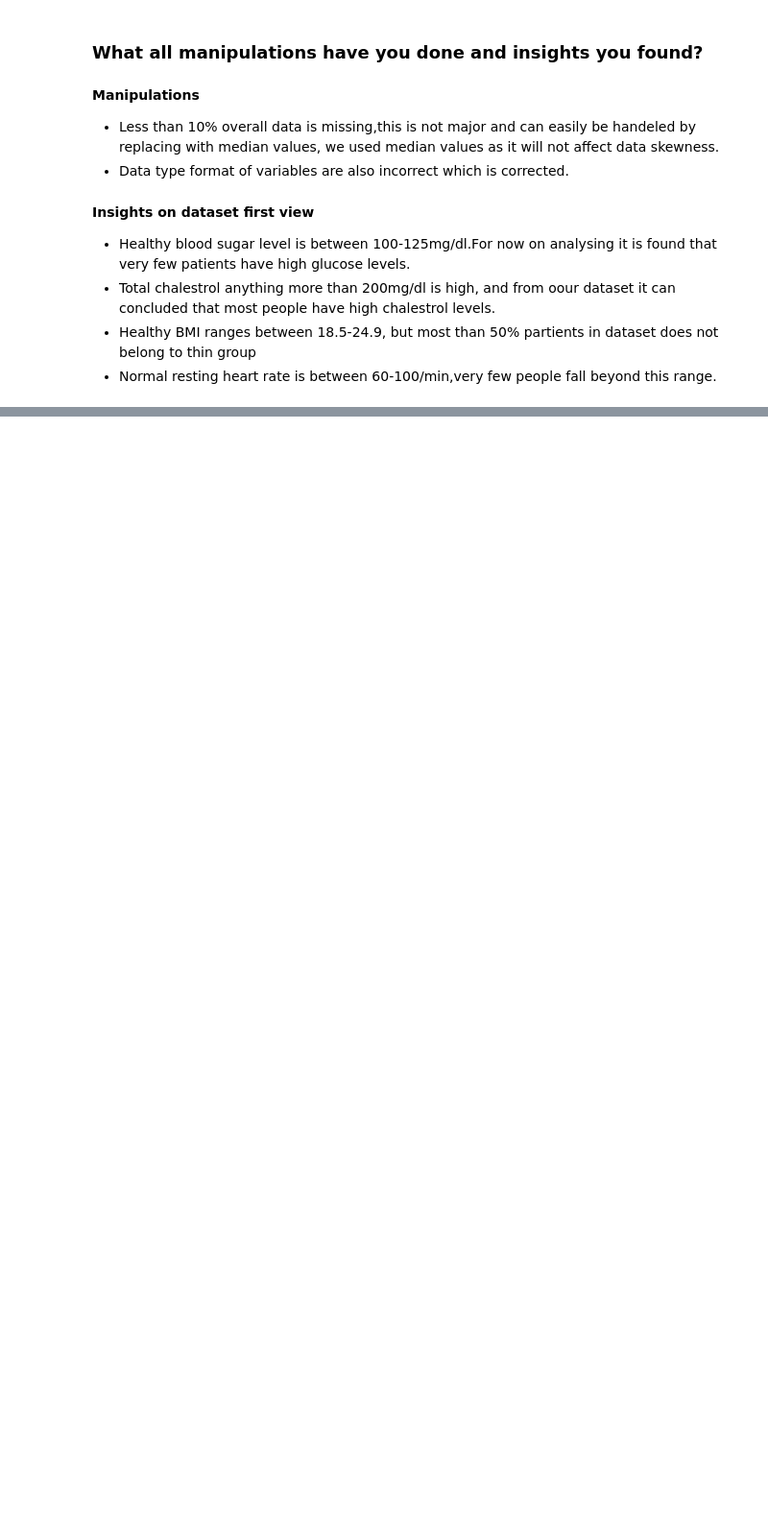
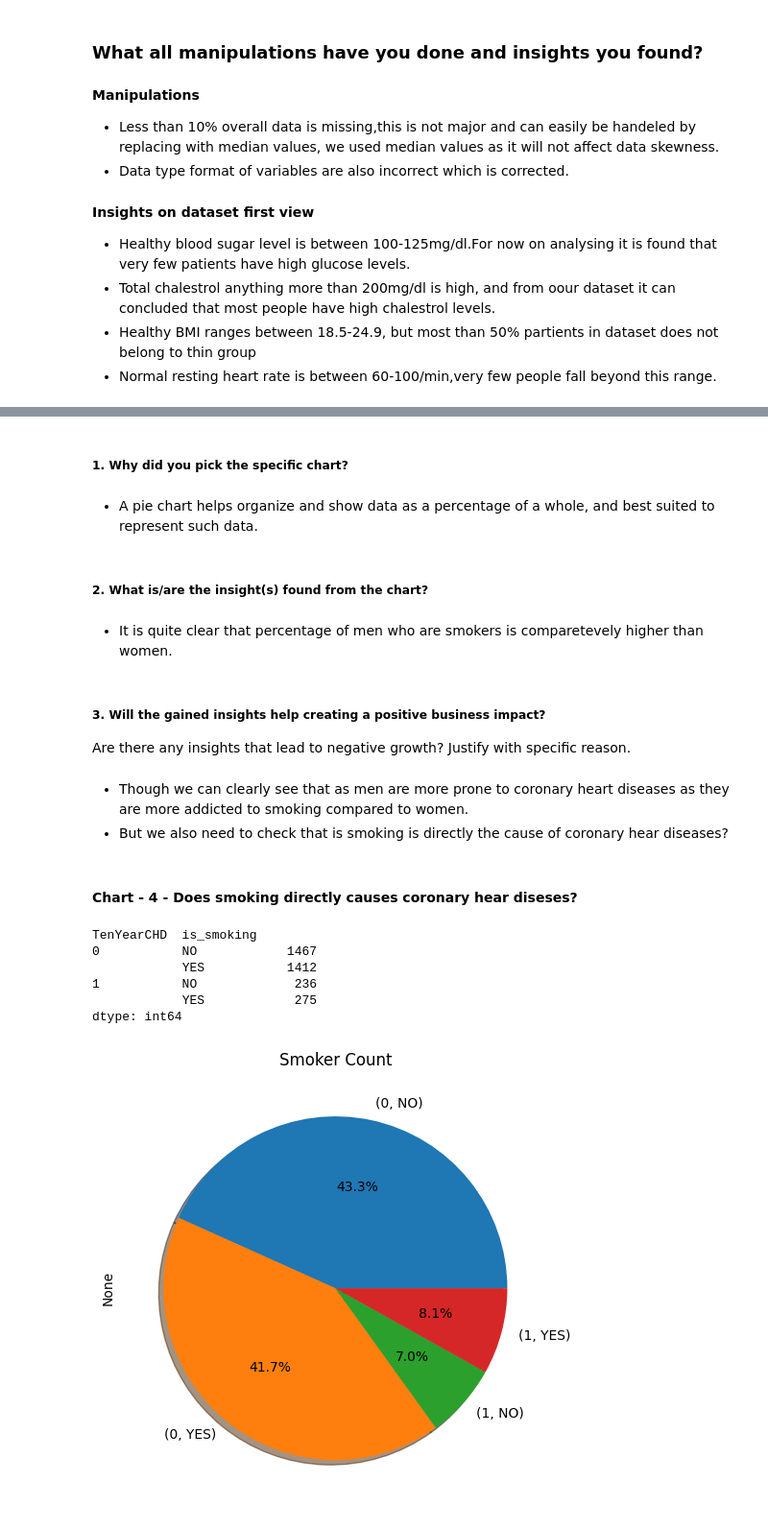
Before and after one commit to Rajat-Sri/Capstone-3-Cardiovascular-Risk-Prediction, a Jupyter notebook: Cardiovascular_Risk_Prediction.ipynb, the cells around one changed output, grey strips where cells are left out. Shown at 96% size. Saved outputs shown, nothing was run; the diff lists cells and outputs as text; code cells hidden in the pictures; blank space fills up the shorter version.

```diff
--- a/Cardiovascular_Risk_Prediction.ipynb
+++ b/Cardiovascular_Risk_Prediction.ipynb
@@ -356,0 +451,35 @@ df.head(10)
+# %% [markdown]
+##### 1. Why did you pick the specific chart?
+# %% [markdown]
+- A pie chart helps organize and show data as a percentage of a whole, and best suited to represent such data.
+# %% [markdown]
+##### 2. What is/are the insight(s) found from the chart?
+# %% [markdown]
+- It is quite clear that percentage of men who are smokers is comparetevely higher than women.
+# %% [markdown]
+##### 3. Will the gained insights help creating a positive business impact?
+Are there any insights that lead to negative growth? Justify with specific reason.
+# %% [markdown]
+- Though we can clearly see that as men are more prone to coronary heart diseases as they are more addicted to smoking compared to women.
+- But we also need to check that is smoking is directly the cause of coronary hear diseases?
+# %% [markdown]
+#### Chart - 4 - Does smoking directly causes coronary hear diseses?
+# %%
+# Chart - 4 visualization code
+
+# Analysing the distribution
+
+plot_4 = newdf.groupby(['TenYearCHD', 'is_smoking']).size()
+print(plot_4)
+
+#Visualizing using pie chart
+plot_4.plot.pie(title='Smoker Count', figsize=(10,5), autopct='%1.1f%%', shadow=True)
+plt.show()
+# %% [output]
+TenYearCHD  is_smoking
+0           NO            1467
+            YES           1412
+1           NO             236
+            YES            275
+dtype: int64
+[figure, added]
```
Also changed, not shown: parts of 111 cells of this notebook.
